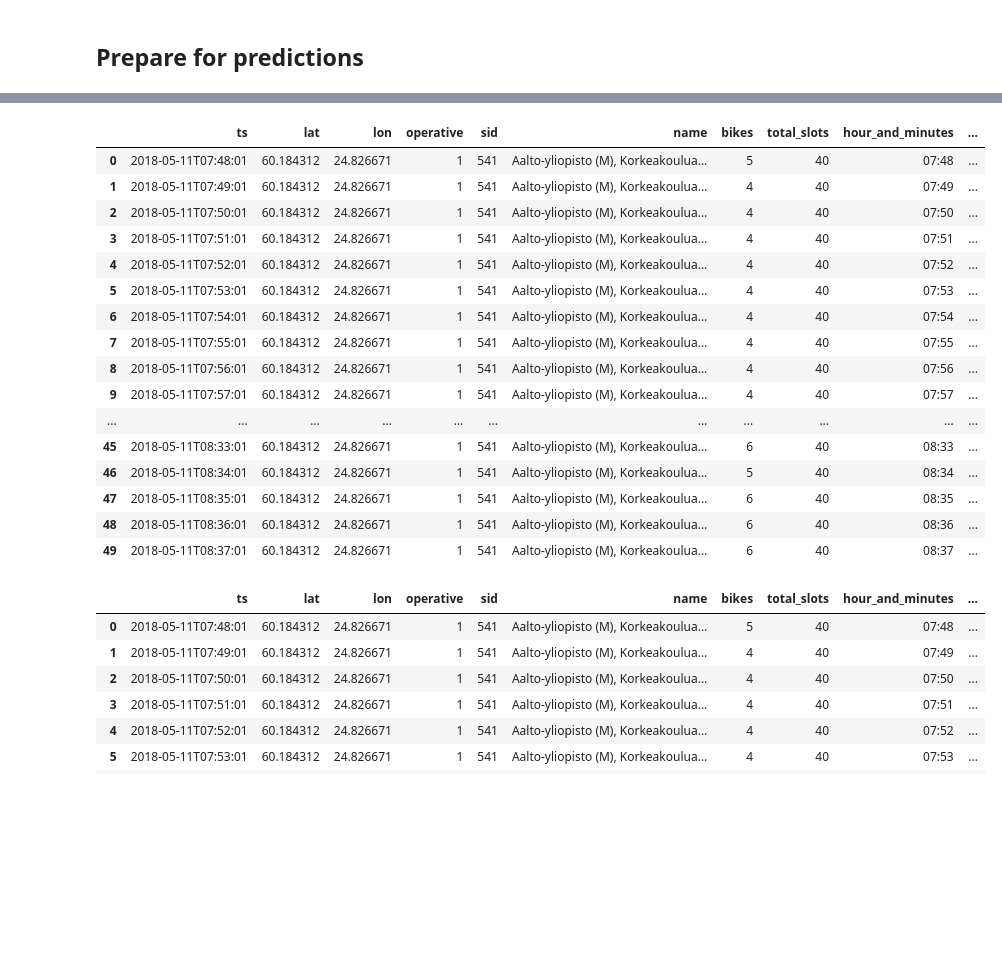
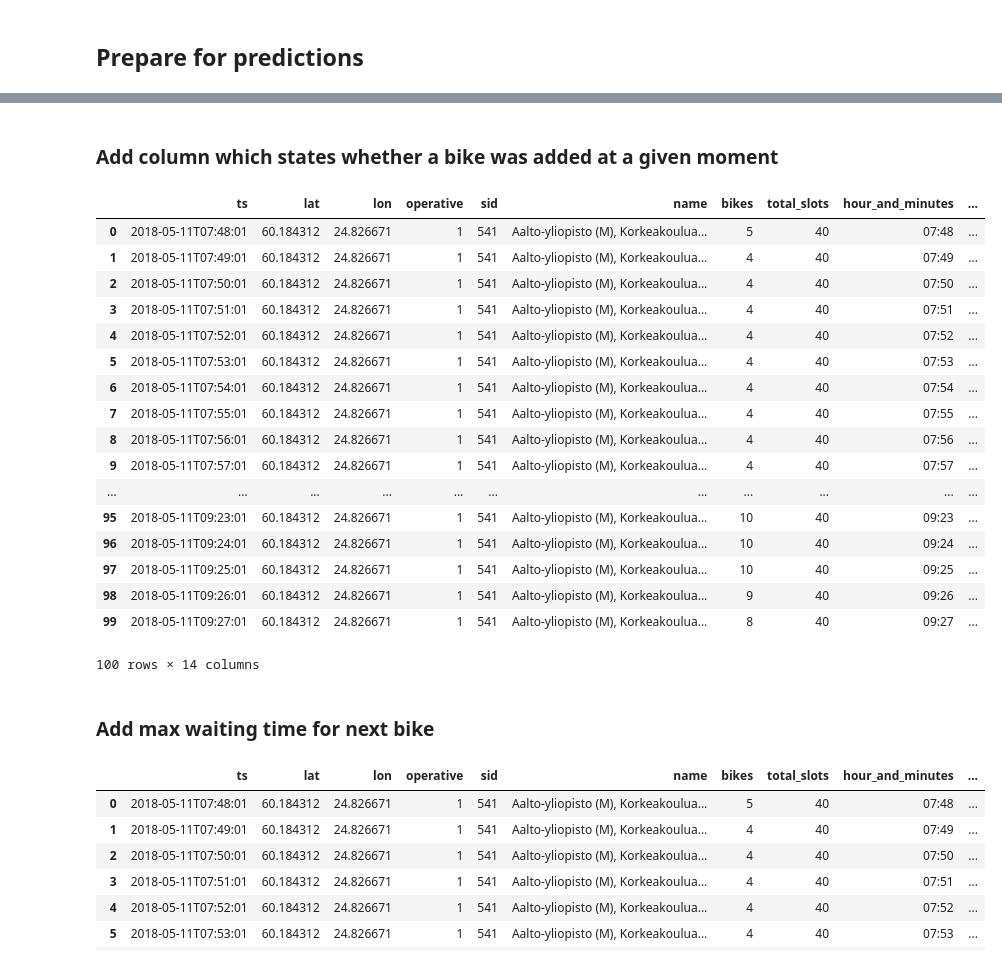
Before and after one commit to magic-city-bikes/notes, a Jupyter notebook: linear_regression.ipynb, the cells around one changed output, grey strips where cells are left out. Cells and saved outputs as stored; diff of their text form; code cells hidden in the pictures; blank space fills up the shorter version.

```diff
--- a/linear_regression.ipynb
+++ b/linear_regression.ipynb
@@ -155,25 +131,29 @@ df.head(50)
+# %% [markdown]
+### Add column which states whether a bike was added at a given moment
 # %%
-# add column which states whether a bike was added at a given moment
 df['bike_added'] = df.apply(lambda x: df.iloc[(x.name - 1 if x.name > 0 else 0)]['bikes'] < x['bikes'] , axis=1)
-# df['bike_removed'] = df.apply(lambda x: df.iloc[(x.name - 1 if x.name > 0 else 0)]['bikes'] > x['bikes'] , axis=1)
-df.head(50)
+df['bike_removed'] = df.apply(lambda x: df.iloc[(x.name - 1 if x.name > 0 else 0)]['bikes'] > x['bikes'] , axis=1)
+df.head(100)
 # %% [output]
 |  | ts | lat | lon | operative | sid | name | bikes | total_slots | hour_and_minutes | ... |
 | 0 | 2018-05-11T07:48:01 | 60.184312 | 24.826671 | 1 | 541 | Aalto-yliopisto (M), Korkeakoulua... | 5 | 40 | 07:48 | ... |
 | 1 | 2018-05-11T07:49:01 | 60.184312 | 24.826671 | 1 | 541 | Aalto-yliopisto (M), Korkeakoulua... | 4 | 40 | 07:49 | ... |
 | 2 | 2018-05-11T07:50:01 | 60.184312 | 24.826671 | 1 | 541 | Aalto-yliopisto (M), Korkeakoulua... | 4 | 40 | 07:50 | ... |
 | 3 | 2018-05-11T07:51:01 | 60.184312 | 24.826671 | 1 | 541 | Aalto-yliopisto (M), Korkeakoulua... | 4 | 40 | 07:51 | ... |
 | 4 | 2018-05-11T07:52:01 | 60.184312 | 24.826671 | 1 | 541 | Aalto-yliopisto (M), Korkeakoulua... | 4 | 40 | 07:52 | ... |
 | 5 | 2018-05-11T07:53:01 | 60.184312 | 24.826671 | 1 | 541 | Aalto-yliopisto (M), Korkeakoulua... | 4 | 40 | 07:53 | ... |
 | 6 | 2018-05-11T07:54:01 | 60.184312 | 24.826671 | 1 | 541 | Aalto-yliopisto (M), Korkeakoulua... | 4 | 40 | 07:54 | ... |
 | 7 | 2018-05-11T07:55:01 | 60.184312 | 24.826671 | 1 | 541 | Aalto-yliopisto (M), Korkeakoulua... | 4 | 40 | 07:55 | ... |
 | 8 | 2018-05-11T07:56:01 | 60.184312 | 24.826671 | 1 | 541 | Aalto-yliopisto (M), Korkeakoulua... | 4 | 40 | 07:56 | ... |
 | 9 | 2018-05-11T07:57:01 | 60.184312 | 24.826671 | 1 | 541 | Aalto-yliopisto (M), Korkeakoulua... | 4 | 40 | 07:57 | ... |
 | ... | ... | ... | ... | ... | ... | ... | ... | ... | ... | ... |
-| 45 | 2018-05-11T08:33:01 | 60.184312 | 24.826671 | 1 | 541 | Aalto-yliopisto (M), Korkeakoulua... | 6 | 40 | 08:33 | ... |
-| 46 | 2018-05-11T08:34:01 | 60.184312 | 24.826671 | 1 | 541 | Aalto-yliopisto (M), Korkeakoulua... | 5 | 40 | 08:34 | ... |
-| 47 | 2018-05-11T08:35:01 | 60.184312 | 24.826671 | 1 | 541 | Aalto-yliopisto (M), Korkeakoulua... | 6 | 40 | 08:35 | ... |
-| 48 | 2018-05-11T08:36:01 | 60.184312 | 24.826671 | 1 | 541 | Aalto-yliopisto (M), Korkeakoulua... | 6 | 40 | 08:36 | ... |
-| 49 | 2018-05-11T08:37:01 | 60.184312 | 24.826671 | 1 | 541 | Aalto-yliopisto (M), Korkeakoulua... | 6 | 40 | 08:37 | ... |
+| 95 | 2018-05-11T09:23:01 | 60.184312 | 24.826671 | 1 | 541 | Aalto-yliopisto (M), Korkeakoulua... | 10 | 40 | 09:23 | ... |
+| 96 | 2018-05-11T09:24:01 | 60.184312 | 24.826671 | 1 | 541 | Aalto-yliopisto (M), Korkeakoulua... | 10 | 40 | 09:24 | ... |
+| 97 | 2018-05-11T09:25:01 | 60.184312 | 24.826671 | 1 | 541 | Aalto-yliopisto (M), Korkeakoulua... | 10 | 40 | 09:25 | ... |
+| 98 | 2018-05-11T09:26:01 | 60.184312 | 24.826671 | 1 | 541 | Aalto-yliopisto (M), Korkeakoulua... | 9 | 40 | 09:26 | ... |
+| 99 | 2018-05-11T09:27:01 | 60.184312 | 24.826671 | 1 | 541 | Aalto-yliopisto (M), Korkeakoulua... | 8 | 40 | 09:27 | ... |
+100 rows × 14 columns
+# %% [markdown]
+### Add max waiting time for next bike
 # %%
 # extract difference in minutes to a separate column
```
Also changed, not shown: parts of 12 cells of this notebook.
